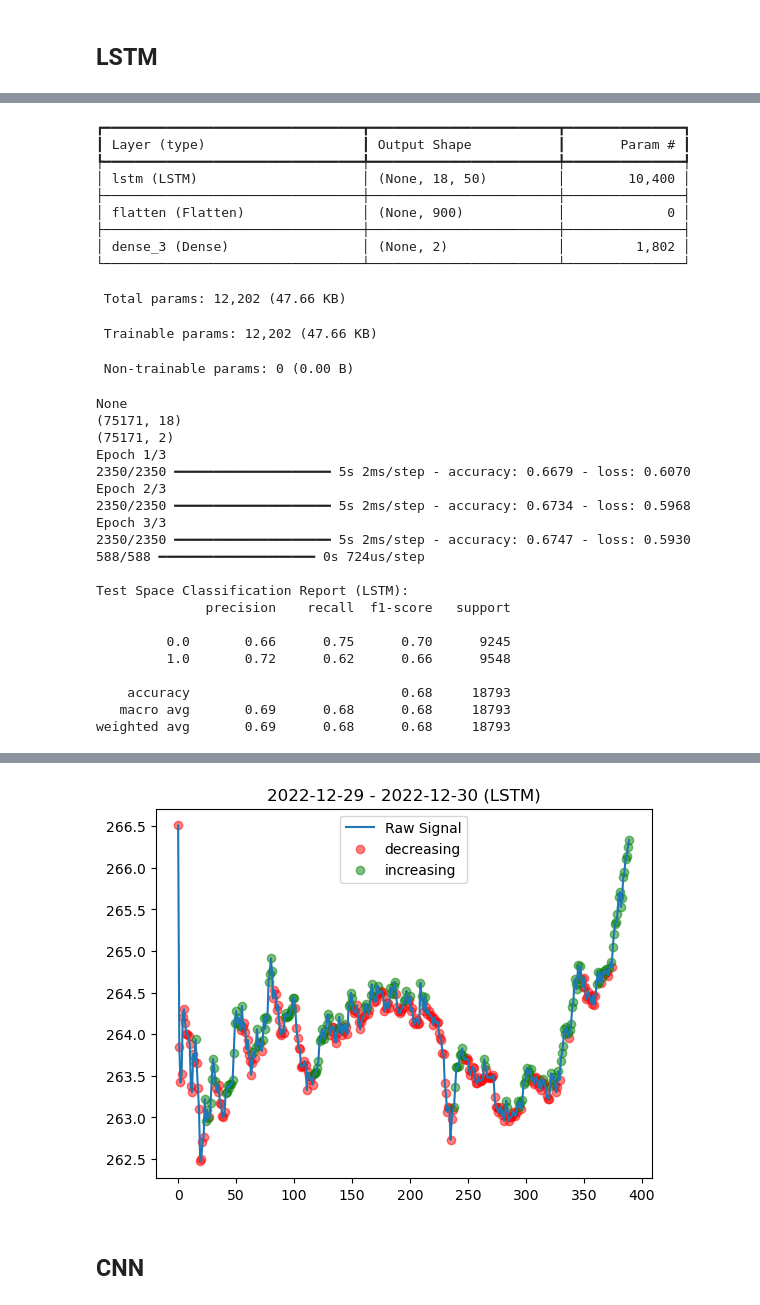
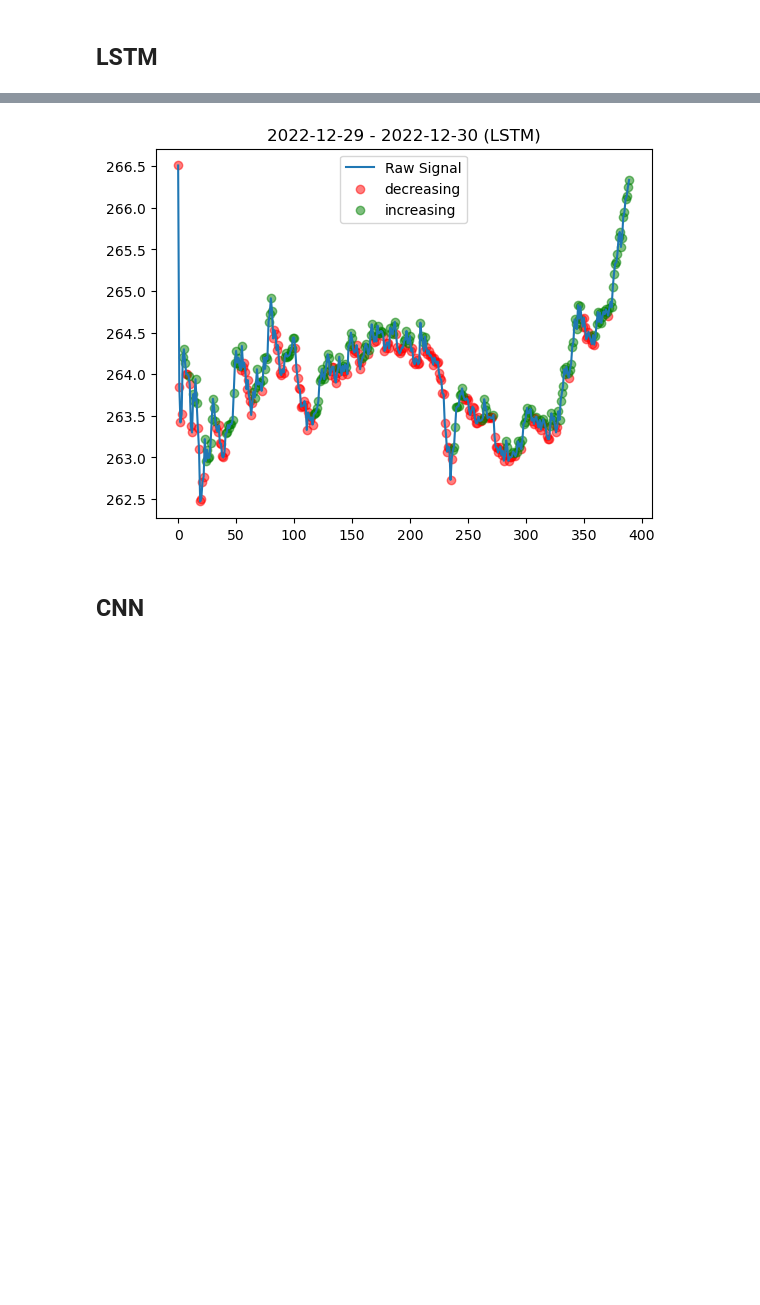
Before and after one commit to sindarian/market-trend-classification, a Jupyter notebook: analysis_driver.ipynb, the cells around one changed output, grey strips where cells are left out. Drawn from its saved outputs; the diff is of its cells as text; code cells hidden in the pictures; blank space fills up the shorter version.

```diff
--- a/analysis_driver.ipynb
+++ b/analysis_driver.ipynb
@@ -72,27 +90,25 @@ $ y = 1;\space velocity > 0$
 # %% [markdown]
 ## MLP
 # %%
-# use the default config file for building/training the Multilayer Perceptron
-nn_config = nn_train_driver.default_training_config()
-print(f'MLP Hyperparameter Configuration:')
-pprint(nn_config)
+# build/train the MLP
+# print('\nTraining MLP:')
+# mlp, mlp_test_df = nn_train_driver.train_mlp(data_df, label_df=label_df, config=nn_config)
 
-# build/train the MLP
-print('\nTraining MLP:')
-mlp, mlp_test_df = nn_train_driver.train_mlp(data_df, label_df=label_df, config=nn_config)
+print('\nTraining MLP w/ Grid Search:')
+mlp = nn_train_driver.train_mlp_grid_search(train_df, label_onehot, nn_config)
 
 # format the test df to just be the feature space
-feature_cols = list(mlp_test_df.columns)
+feature_cols = list(test_df.columns)
 feature_cols.remove('EpochTime')
 feature_cols.remove('Label')
 
 # get the properly formatted test space
-y_test_true = mlp_test_df['Label']
-yhat_test = nn_train_driver.inverse_onehot(mlp.predict(mlp_test_df[feature_cols]))
+y_test_true = test_df['Label']
+yhat_test = nn_train_driver.inverse_onehot(mlp.predict(test_df[feature_cols]))
 print(f'\nTest Space Classification Report (MLP):\n{classification_report(y_test_true, yhat_test)}')
 
 # plot the MLP classifications on the last few days of data
-yhat_test_df = pd.DataFrame({'EpochTime': mlp_test_df['EpochTime'].values,
+yhat_test_df = pd.DataFrame({'EpochTime': test_df['EpochTime'].values,
                              'Label': yhat_test})
 ps.plot_label_over_signal(data_df.iloc[-390:], yhat_test_df.iloc[-390:], 'Close', 'MLP')
 # %% [output]
@@ -144,27 +132,31 @@ weighted avg       0.69      0.69      0.69     18793
 # %% [markdown]
 ## LSTM
 # %%
-# use the default config file for building/training the Multilayer Perceptron
-nn_config = nn_train_driver.default_training_config()
-print(f'LSTM Hyperparameter Configuration:')
-pprint(nn_config)
+# use the default config file for building/training the LSTM
+# nn_config = nn_train_driver.default_training_config()
+# print(f'LSTM Hyperparameter Configuration:')
+# pprint(nn_config)
 
 # build/train the LSTM
-print('\nTraining LSTM:')
-lstm, lstm_test_df = nn_train_driver.train_lstm(data_df, label_df=label_df, config=nn_config)
+# print('\nTraining LSTM:')
+# lstm, lstm_test_df = nn_train_driver.train_lstm(data_df, label_df=label_df, config=nn_config)
+
+print('\nTraining LSTM w/ Grid Search:')
+# lstm, lstm_test_df = nn_train_driver.train_lstm_grid_search(data_df, label_df=label_df, config=nn_config)
+lstm = nn_train_driver.train_lstm_grid_search(train_df, label_onehot, nn_config)
 
 # format the test df to just be the feature space
-feature_cols = list(lstm_test_df.columns)
+feature_cols = list(test_df.columns)
 feature_cols.remove('EpochTime')
 feature_cols.remove('Label')
 
 # get the properly formatted test space
-y_test_true = lstm_test_df['Label']
-yhat_test = nn_train_driver.inverse_onehot(lstm.predict(lstm_test_df[feature_cols]))
+y_test_true = test_df['Label']
+yhat_test = nn_train_driver.inverse_onehot(lstm.predict(test_df[feature_cols]))
 print(f'\nTest Space Classification Report (LSTM):\n{classification_report(y_test_true, yhat_test)}')
 
 # plot the LSTM classifications on the last few days of data
-yhat_test_df = pd.DataFrame({'EpochTime': lstm_test_df['EpochTime'].values,
+yhat_test_df = pd.DataFrame({'EpochTime': test_df['EpochTime'].values,
                              'Label': yhat_test})
 ps.plot_label_over_signal(data_df.iloc[-390:], yhat_test_df.iloc[-390:], 'Close', 'LSTM')
 # %% [output]
@@ -184,32 +178,0 @@ Model: "LSTM"
-┏━━━━━━━━━━━━━━━━━━━━━━━━━━━━━━━━━┳━━━━━━━━━━━━━━━━━━━━━━━━┳━━━━━━━━━━━━━━━┓
-┃ Layer (type)                    ┃ Output Shape           ┃       Param # ┃
-┡━━━━━━━━━━━━━━━━━━━━━━━━━━━━━━━━━╇━━━━━━━━━━━━━━━━━━━━━━━━╇━━━━━━━━━━━━━━━┩
-│ lstm (LSTM)                     │ (None, 18, 50)         │        10,400 │
-├─────────────────────────────────┼────────────────────────┼───────────────┤
-│ flatten (Flatten)               │ (None, 900)            │             0 │
-├─────────────────────────────────┼────────────────────────┼───────────────┤
-│ dense_3 (Dense)                 │ (None, 2)              │         1,802 │
-└─────────────────────────────────┴────────────────────────┴───────────────┘
- Total params: 12,202 (47.66 KB)
- Trainable params: 12,202 (47.66 KB)
- Non-trainable params: 0 (0.00 B)
-None
-(75171, 18)
-(75171, 2)
-Epoch 1/3
-2350/2350 ━━━━━━━━━━━━━━━━━━━━ 5s 2ms/step - accuracy: 0.6679 - loss: 0.6070
-Epoch 2/3
-2350/2350 ━━━━━━━━━━━━━━━━━━━━ 5s 2ms/step - accuracy: 0.6734 - loss: 0.5968
-Epoch 3/3
-2350/2350 ━━━━━━━━━━━━━━━━━━━━ 5s 2ms/step - accuracy: 0.6747 - loss: 0.5930
-588/588 ━━━━━━━━━━━━━━━━━━━━ 0s 724us/step
-
-Test Space Classification Report (LSTM):
-              precision    recall  f1-score   support
-
-         0.0       0.66      0.75      0.70      9245
-         1.0       0.72      0.62      0.66      9548
-
-    accuracy                           0.68     18793
-   macro avg       0.69      0.68      0.68     18793
-weighted avg       0.69      0.68      0.68     18793
@@ -217,4 +179,4 @@ weighted avg       0.69      0.68      0.68     18793
-[figure, old version]
+[figure, new version]
 # %% [markdown]
 ## CNN
 # %%
```
Also changed, not shown: parts of 5 cells of this notebook, 2 other files.
